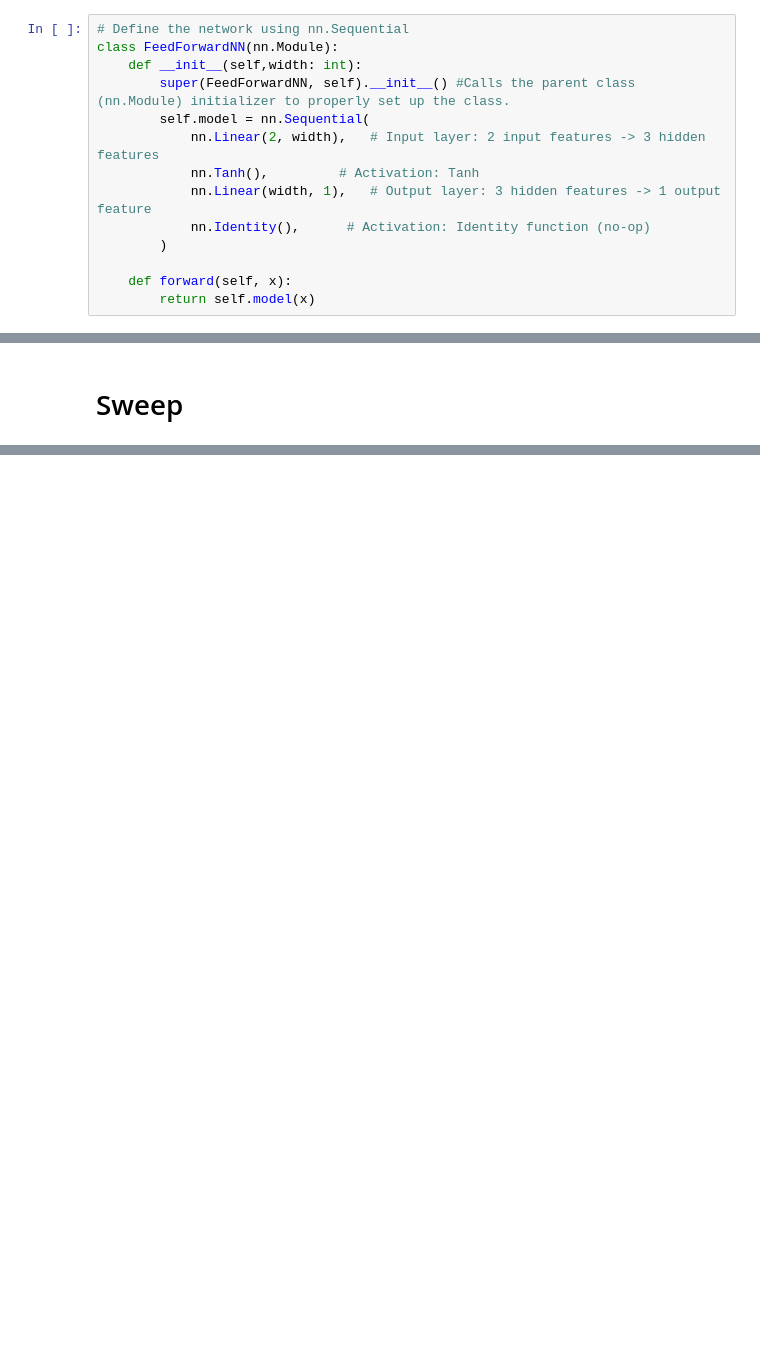
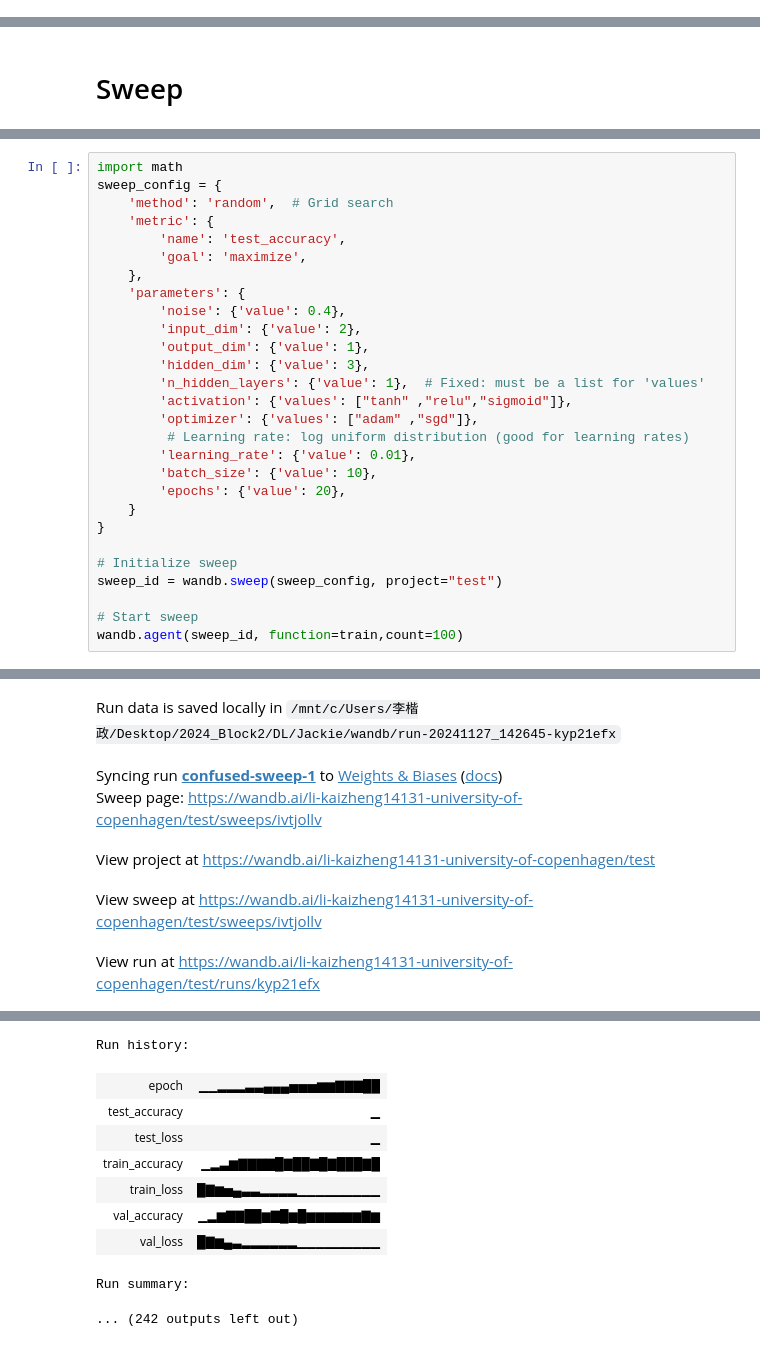
Before and after one commit to mVigholt/DL, a Jupyter notebook: Jackie/feedforwardAssignment.ipynb, the cells around one changed output, grey strips where cells are left out. Cells and saved outputs as stored; diff of their text form; blank space fills up the shorter version.

```diff
--- a/Jackie/feedforwardAssignment.ipynb
+++ b/Jackie/feedforwardAssignment.ipynb
@@ -1534,17 +1518,3 @@ class Data_generation:
             y (torch.Tensor): Label (scalar).
         """
         return self.x1_x2[idx], self.y[idx]
-# %%
-# Define the network using nn.Sequential
-class FeedForwardNN(nn.Module):
-    def __init__(self,width: int):
-        super(FeedForwardNN, self).__init__() #Calls the parent class (nn.Module) initializer to properly set up the class.
-        self.model = nn.Sequential(
-            nn.Linear(2, width),   # Input layer: 2 input features -> 3 hidden features
-            nn.Tanh(),         # Activation: Tanh
-            nn.Linear(width, 1),   # Output layer: 3 hidden features -> 1 output feature
-            nn.Identity(),      # Activation: Identity function (no-op)
-        )
-
-    def forward(self, x):
-        return self.model(x)
@@ -1725,0 +1667,29 @@ Run history:
+# %%
+import math
+sweep_config = {
+    'method': 'random',  # Grid search
+    'metric': {
+        'name': 'test_accuracy',
+        'goal': 'maximize',
+    },
+    'parameters': {
+        'noise': {'value': 0.4},
+        'input_dim': {'value': 2},
+        'output_dim': {'value': 1},
+        'hidden_dim': {'value': 3},
+        'n_hidden_layers': {'value': 1},  # Fixed: must be a list for 'values'
+        'activation': {'values': ["tanh" ,"relu","sigmoid"]},
+        'optimizer': {'values': ["adam" ,"sgd"]},
+         # Learning rate: log uniform distribution (good for learning rates)
+        'learning_rate': {'value': 0.01},
+        'batch_size': {'value': 10},
+        'epochs': {'value': 20},
+    }
+}
+
+# Initialize sweep
+sweep_id = wandb.sweep(sweep_config, project="test")
+
+# Start sweep
+wandb.agent(sweep_id, function=train,count=100)
+# %% [output]
@@ -1725,0 +1711,6 @@ Run history:
+Run data is saved locally in /mnt/c/Users/李楷政/Desktop/2024_Block2/DL/Jackie/wandb/run-20241127_142645-kyp21efx
+Syncing run confused-sweep-1 to Weights & Biases (docs)
+Sweep page: https://wandb.ai/li-kaizheng14131-university-of-copenhagen/test/sweeps/ivtjollv
+View project at https://wandb.ai/li-kaizheng14131-university-of-copenhagen/test
+View sweep at https://wandb.ai/li-kaizheng14131-university-of-copenhagen/test/sweeps/ivtjollv
+View run at https://wandb.ai/li-kaizheng14131-university-of-copenhagen/test/runs/kyp21efx
@@ -1725,0 +1734,10 @@ Run history:
+Run history:
+| epoch | ▁▁▂▂▂▃▃▄▄▄▅▅▅▆▆▇▇▇██ |
+| test_accuracy | ▁ |
+| test_loss | ▁ |
+| train_accuracy | ▁▂▃▆▇▇▇▇█▇██▇█▇███▇█ |
+| train_loss | █▇▆▅▄▃▃▂▂▂▂▁▁▁▁▁▁▁▁▁ |
+| val_accuracy | ▁▂▆▇▇██▆▇█▆█▆▆▆▆▆▆▇▆ |
+| val_loss | █▇▆▄▃▂▂▂▂▂▂▁▁▁▁▁▁▁▁▁ |
+Run summary:
+... (242 outputs left out)
```
Also changed, not shown: parts of 18 cells of this notebook.
